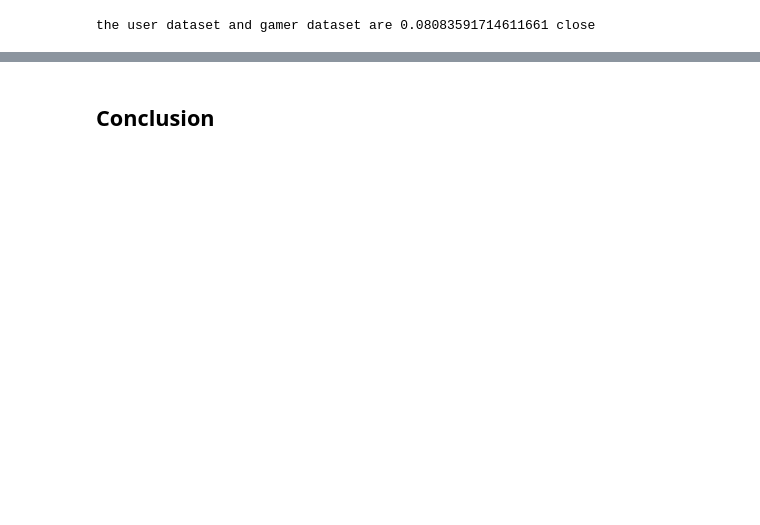
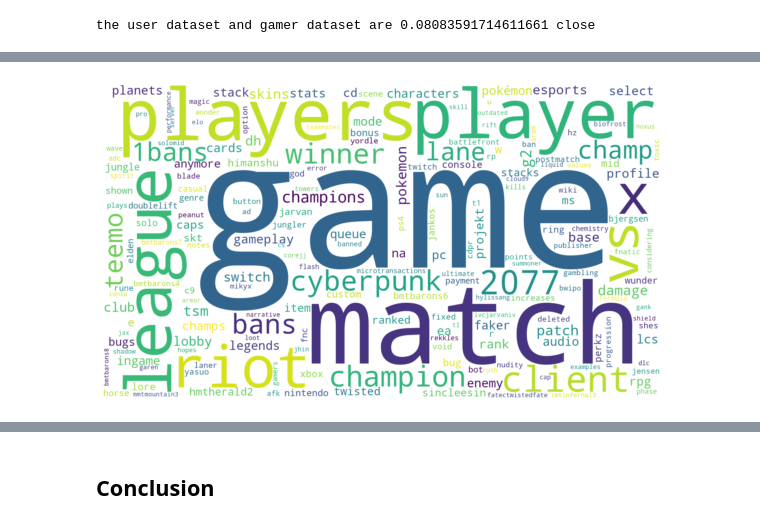
Before and after one commit to aditivinod/language-usage-analysis, a Jupyter notebook: compessay.ipynb, the cells around one changed output, grey strips where cells are left out. Drawn from its saved outputs; the diff is of its cells as text; code cells hidden in the pictures; blank space fills up the shorter version.

```diff
--- a/compessay.ipynb
+++ b/compessay.ipynb
@@ -91,6 +96,6 @@ We can remove words from the dataset which are not desireable to analyze using `
 # %%
 # Create a new dictionary with only words that appear 3 or more times
-gamer_dictionary_1 = remove_too_uncommon(gamer_dictionary.copy(),3)
+gamer_dictionary_1 = remove_too_uncommon(gamer_dictionary, 3)
 print(f"The length of the dictionary is {len(gamer_dictionary_1)}.")
 # %% [output]
 The length of the dictionary is 5056.
@@ -192,5 +197,4 @@ user 2's closeness values and gamer word ratio are [0.03275724882067993, 0.03387
 # %%
-folder_path = "anonymous_data"
-pars = parse_words(normal_dictionary_1, gamer_dictionary_1, 10)
-dict_test = analyze_users_language(pars[0], pars[1], pars[2], pars[3], folder_path)
-stats = stats_lists(dict_test, folder_path)
+uncommon_threshold = 10
+gamer_analysis = parse_words(normal_dictionary_1, gamer_dictionary_1, uncommon_threshold)
+user_stats_dict = analyze_users_language(gamer_analysis[0], gamer_analysis[1], gamer_analysis[2], gamer_analysis[3], folder_path)
@@ -205,0 +219,5 @@ Each visualization is formatted to effectively and appropriately convey informat
+# %%
+gamer_words_freq = determine_gamer_words_frequency(gamer_analysis[0], gamer_analysis[1])
+word_cloud(gamer_words_freq)
+# %% [output]
+[figure, added]
```
Also changed, not shown: parts of 29 cells of this notebook, 3 other files.
